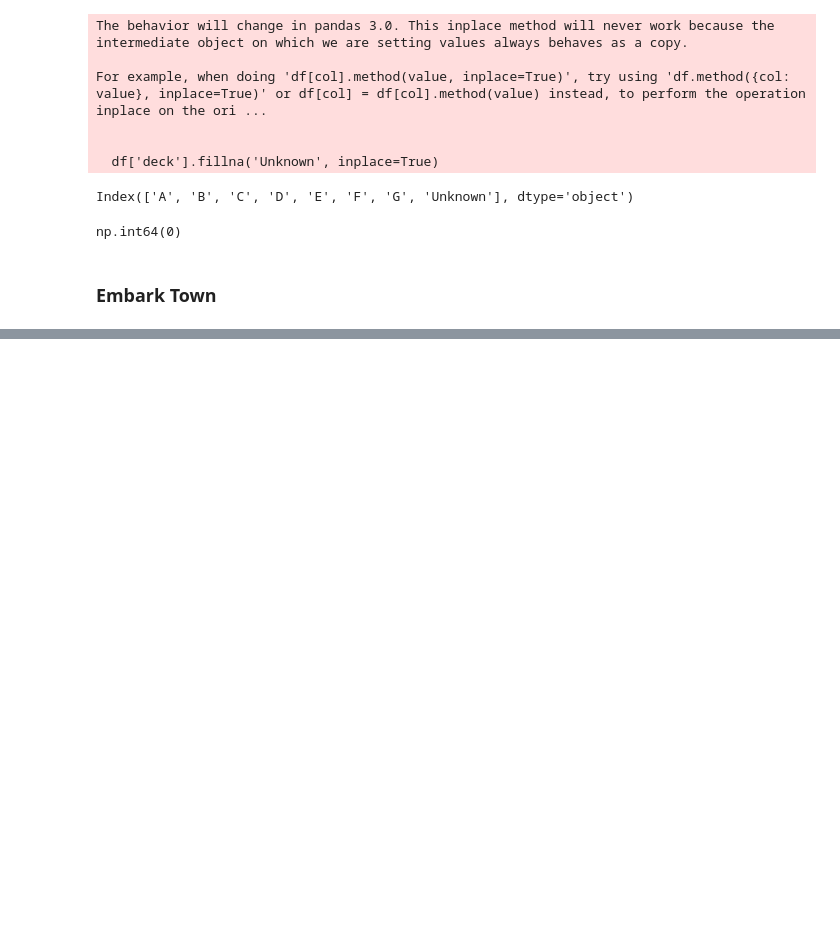
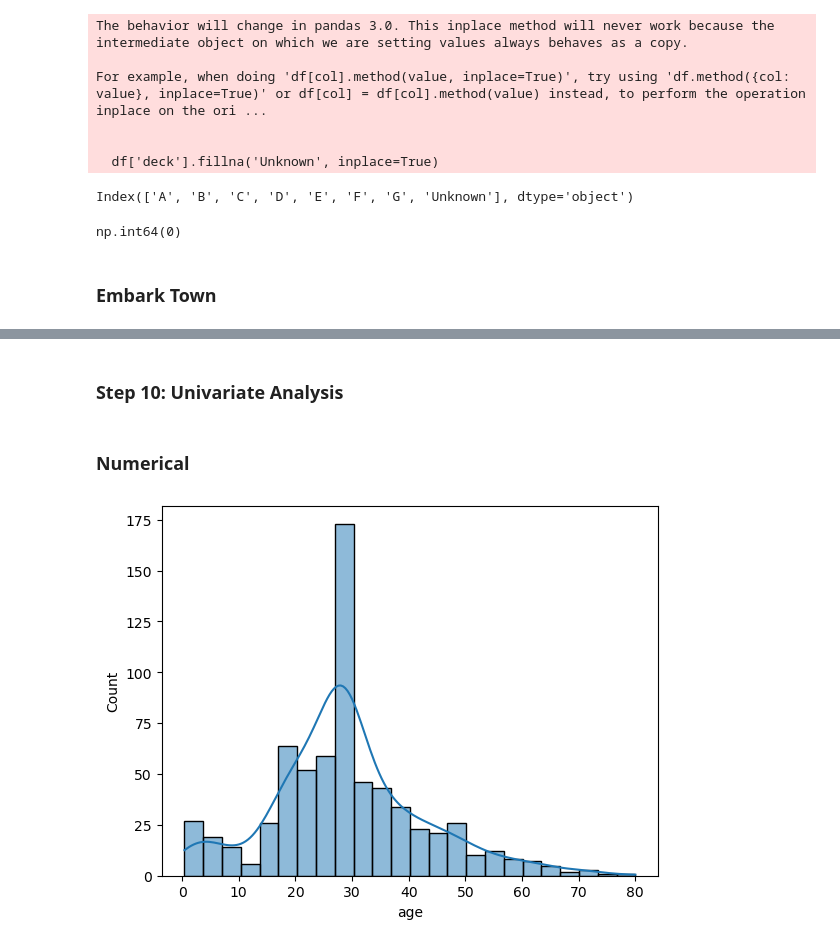
Before and after one commit to Niraj7272/DataScience, a Jupyter notebook: Practice/Project_cleaning_EDA_Feature-engineering/Titanic.ipynb, the cells around one changed output, grey strips where cells are left out. Drawn from its saved outputs; the diff is of its cells as text; code cells hidden in the pictures; blank space fills up the shorter version.

```diff
--- a/Practice/Project_cleaning_EDA_Feature-engineering/Titanic.ipynb
+++ b/Practice/Project_cleaning_EDA_Feature-engineering/Titanic.ipynb
@@ -261,0 +289,10 @@ np.int64(0)
+# %%
+Q1 = df['fare'].quantile(.25)
+Q3 = df['fare'].quantile(.75)
+
+IQR = Q3 - Q1
+
+lower = Q1 - 1.5*IQR
+upper = Q3 + 1.5*IQR
+
+outliers = df[(df['fare'] < lower) | (df['fare'] > upper)]
@@ -261,0 +315,3 @@ np.int64(0)
+# %%
+# this code filter the outliers
+df = df[(df['fare']>=lower)&(df['fare']<=upper)]
@@ -261,0 +330,9 @@ np.int64(0)
+# %% [markdown]
+### Step 10: Univariate Analysis
+# %% [markdown]
+### Numerical
+# %%
+sns.histplot(df['age'], kde=True)
+plt.show()
+# %% [output]
+[figure, added]
```
Also changed, not shown: parts of 12 cells of this notebook.
